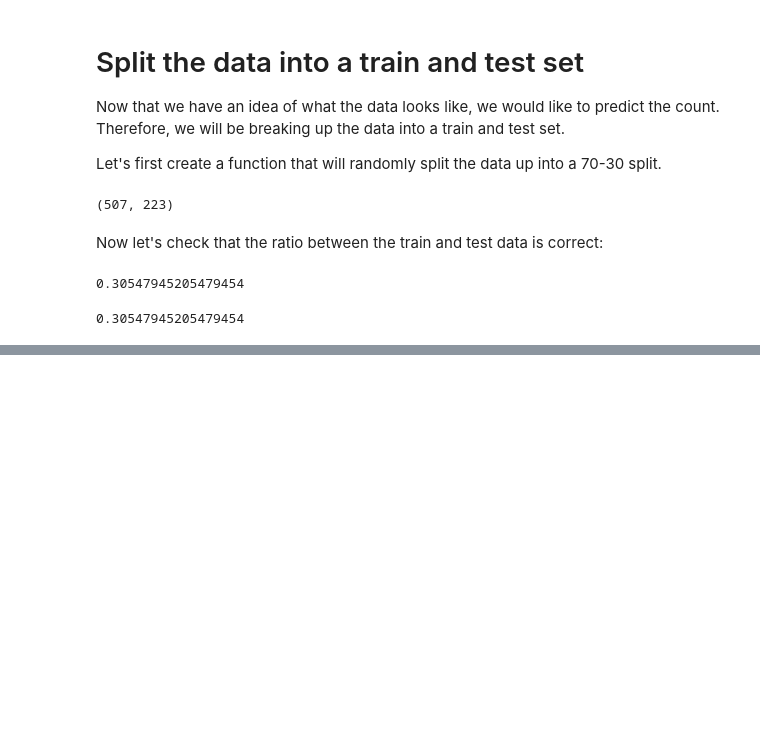
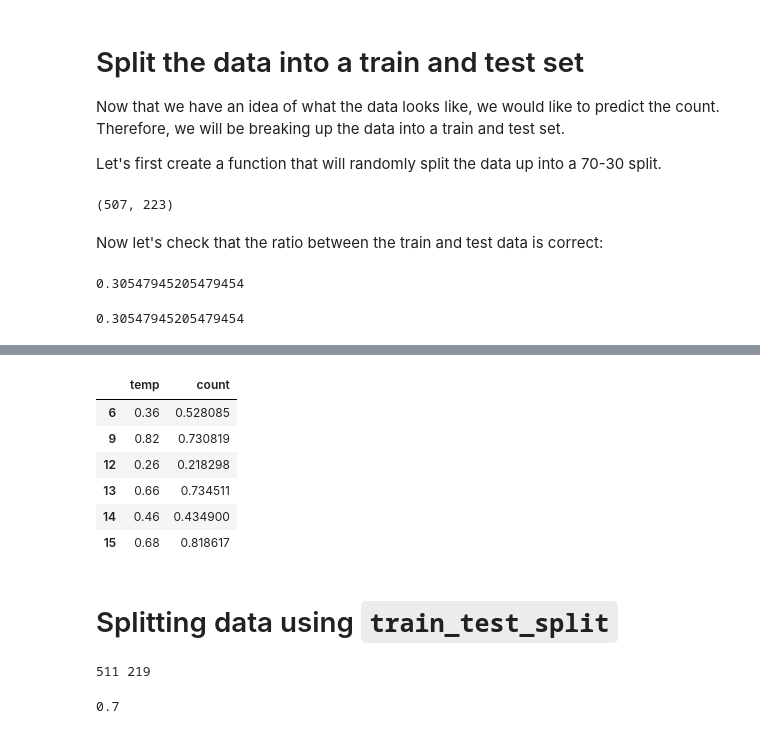
Before and after one commit to crdcamp/lin-reg-application, a Jupyter notebook: references/2_lin_reg_knn_reg_and_inference.ipynb, the cells around one changed output, grey strips where cells are left out. Saved outputs shown, nothing was run; the diff lists cells and outputs as text; code cells hidden in the pictures; blank space fills up the shorter version.

Commit message:
Scikit train test split

```diff
--- a/references/2_lin_reg_knn_reg_and_inference.ipynb
+++ b/references/2_lin_reg_knn_reg_and_inference.ipynb
@@ -416,0 +447,21 @@ test_data.shape[0] / (test_data.shape[0] + train_data.shape[0])
+# %%
+train_data.iloc[3:9]
+# %% [output]
+|  | temp | count |
+| 6 | 0.36 | 0.528085 |
+| 9 | 0.82 | 0.730819 |
+| 12 | 0.26 | 0.218298 |
+| 13 | 0.66 | 0.734511 |
+| 14 | 0.46 | 0.434900 |
+| 15 | 0.68 | 0.818617 |
+# %% [markdown]
+# Splitting data using `train_test_split`
+# %%
+train_data, test_data = train_test_split(bikeshare, test_size=0.3, random_state=13)
+print(len(train_data), len(test_data))
+# %% [output]
+511 219
+# %%
+train_data.shape[0] / (train_data.shape[0] + test_data.shape[0])
+# %% [output]
+0.7
```
Also changed, not shown: parts of 4 cells of this notebook.
